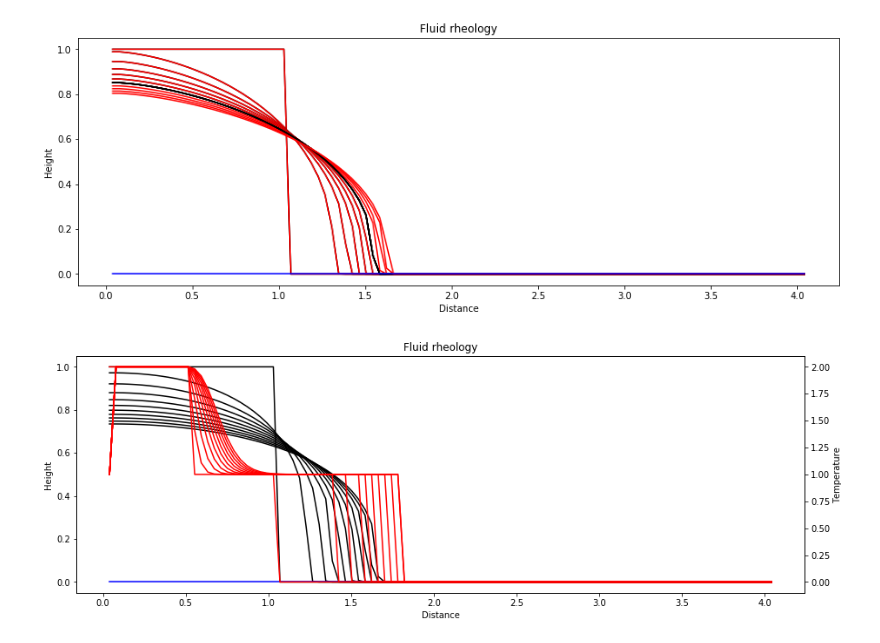
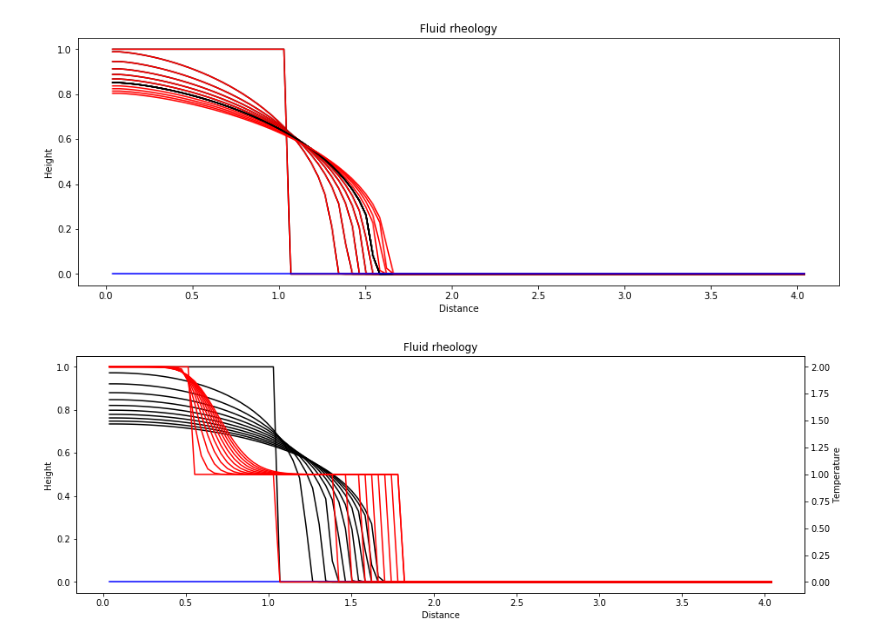
Before and after one commit to JanineBirnbaum18/3-phase-flow, a Jupyter notebook: Homogeneous flow.ipynb, the cells around one changed output. Saved outputs shown, nothing was run; the diff lists cells and outputs as text; code cells hidden in the pictures.

```diff
--- a/Homogeneous flow.ipynb
+++ b/Homogeneous flow.ipynb
@@ -402,7 +402,8 @@ def damBreak_T(x, h0, T0, T_lft, theta, rho, K, tauy, n, g, k_T, cp, ts, i):
 
             Y[k,1:-1] = (Yr + Yl)/2
             h[k+1,1:-1] = h_copy[1:-1] - s*dt/dx[:-1]*(Qr - Ql)
-            T[k+1,1:-1] = np.nan_to_num((T_copy[1:-1]*h_copy[1:-1] - s*dt/dx[:-1]*(T[k+j,1:-1]*Qr - T[k+j,:-2]*Ql))/h[k+1,1:-1]) #+ s*dt/dx[:-1]*(k_T/(rho[k+j,2:]*cp)*Txr - k_T/(rho[k+j,1:-1]*cp)*Txl)
+            T[k+1,1:-1] = np.nan_to_num((T_copy[1:-1]*h_copy[1:-1] - s*dt/dx[:-1]*(T[k+j,1:-1]*Qr - T[k+j,:-2]*Ql))/h[k+1,1:-1]) + s*dt/dx[:-1]*(k_T/(rho[k+j,2:]*cp)*Txr - k_T/(rho[k+j,1:-1]*cp)*Txl)
+
 
             h[k+1,0] = h[k+1,1]
             T[k+1,0] = T_lft[k+1]
@@ -424,7 +425,7 @@ theta = 30*np.ones(m+2)
 
 # Dimensional
 g = 10   # gravitational acceleration m/s^2
-k_T = 0  # thermal conductivity
+k_T = 0.001  # thermal conductivity
 cp = 1   # thermal diffusivity
 
 n = np.ones((i+2,m+2)) # power law exponent
@@ -434,31 +435,31 @@ tauy = 0*np.ones((i+2,m+2)) # yield stress in Pa
 
 # Initial condition
 h0 = np.zeros(m+2)
 h0[x<=L] = H
 T0 = np.zeros(m+2)
 T0[x<=L] = 1
 T0[x<=L/2] = 2
 T_lft = 2*np.ones(i+2)
 
 theta = np.zeros_like(x)
 x_trans = np.cumsum(cosd(theta)*dx)
 z0 = np.cumsum(sind(-theta)*dx)
 z0 -= np.min(z0)
 
 h, t, Y, T = damBreak_T(x, h0, T0, T_lft, theta, rho, K, tauy, n, g, k_T, cp, ts, i)
 
 
 fig,ax = plt.subplots(figsize=(15,5))
 ax2 = ax.twinx()
 for k in 1000*np.arange(10):
     ax.plot(x_trans,h[k,:].transpose()*cosd(theta) + z0,'k-',label='Herschel-Bulkley');
     ax2.plot(x_trans,T[k,:].transpose()*cosd(theta) + z0,'r-',label='Herschel-Bulkley');
 ax.plot(x_trans,h[-1,:].transpose()*cosd(theta) + z0,'k-',label='Herschel-Bulkley');
 ax2.plot(x_trans,T[-1,:].transpose()*cosd(theta) + z0,'r-',label='Herschel-Bulkley');
 ax.plot(x_trans,z0,'b-',label='Slope');
 ax.set_xlabel('Distance')
 ax.set_ylabel('Height')
 ax2.set_ylabel('Temperature')
 ax.set_title('Fluid rheology');
 # %% [output]
-[figure, old version]
+[figure, new version]
```
